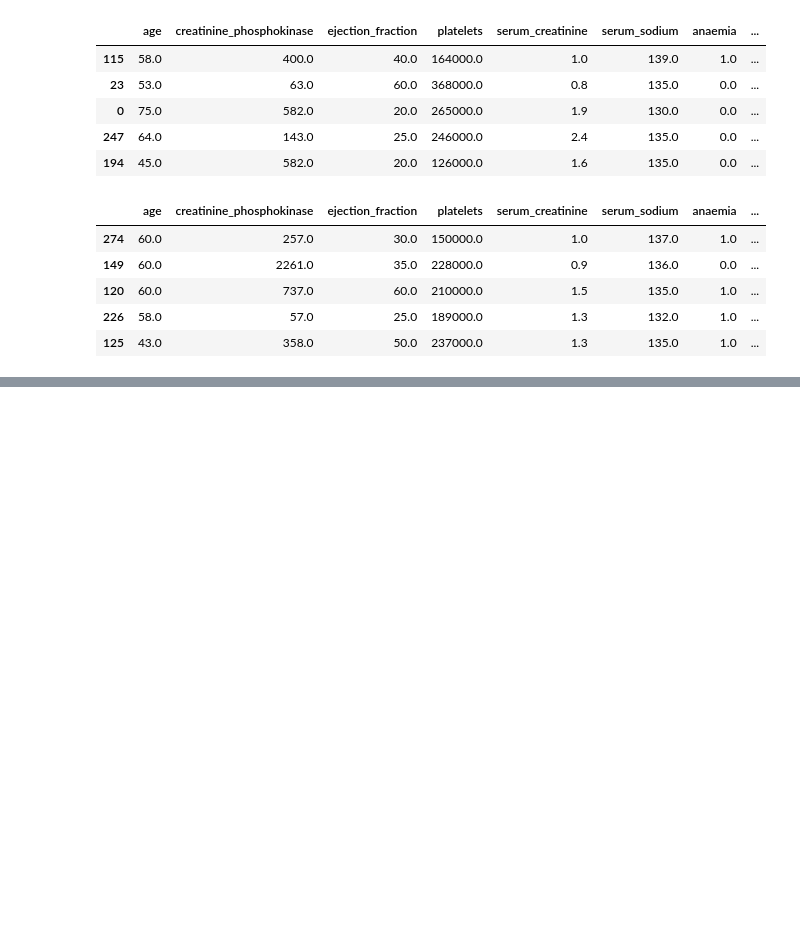
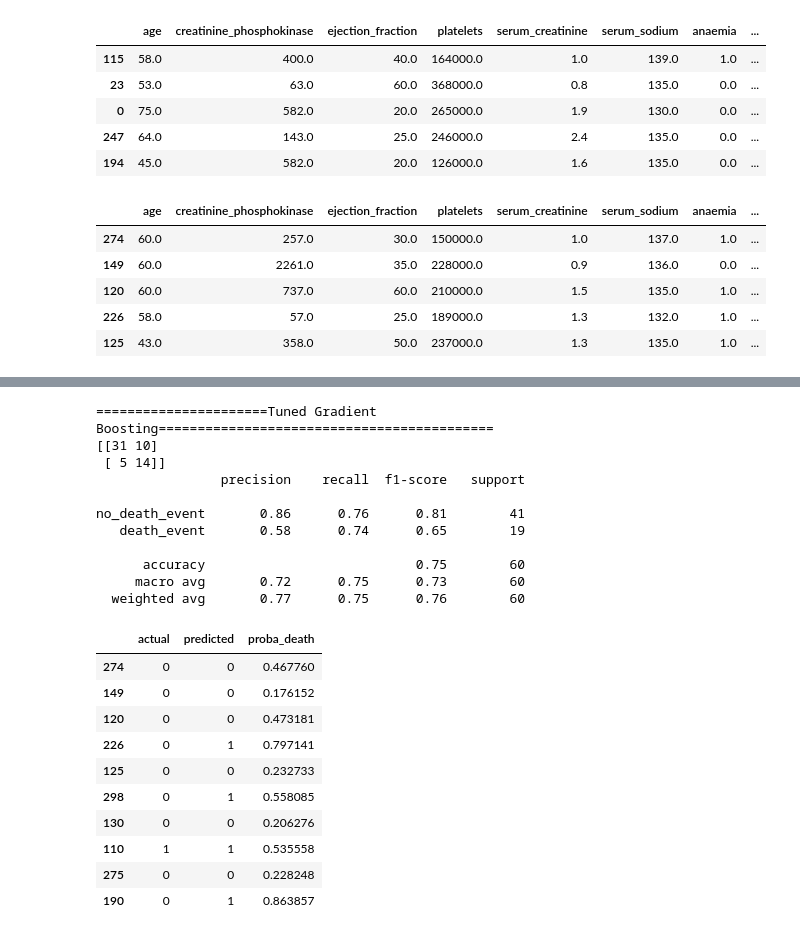
Before and after one commit to kingsleyukandu/heart-failure-survival-risk-analysis, a Jupyter notebook: shap_explanation/shap_explanation.ipynb, the cells around one changed output, grey strips where cells are left out. Drawn from its saved outputs; the diff is of its cells as text; code cells hidden in the pictures; blank space fills up the shorter version.

```diff
--- a/shap_explanation/shap_explanation.ipynb
+++ b/shap_explanation/shap_explanation.ipynb
@@ -182,0 +228,26 @@ X_test_gb.head()
+# %%
+gb_results = evaluate_model(best_model_gb, X_test, y_test, "Tuned Gradient Boosting")
+gb_results
+# %% [output]
+======================Tuned Gradient Boosting===========================================
+[[31 10]
+ [ 5 14]]
+                precision    recall  f1-score   support
+
+no_death_event       0.86      0.76      0.81        41
+   death_event       0.58      0.74      0.65        19
+
+      accuracy                           0.75        60
+     macro avg       0.72      0.75      0.73        60
+  weighted avg       0.77      0.75      0.76        60
+|  | actual | predicted | proba_death |
+| 274 | 0 | 0 | 0.467760 |
+| 149 | 0 | 0 | 0.176152 |
+| 120 | 0 | 0 | 0.473181 |
+| 226 | 0 | 1 | 0.797141 |
+| 125 | 0 | 0 | 0.232733 |
+| 298 | 0 | 1 | 0.558085 |
+| 130 | 0 | 0 | 0.206276 |
+| 110 | 1 | 1 | 0.535558 |
+| 275 | 0 | 0 | 0.228248 |
+| 190 | 0 | 1 | 0.863857 |
```
Also changed, not shown: parts of 4 cells of this notebook.
